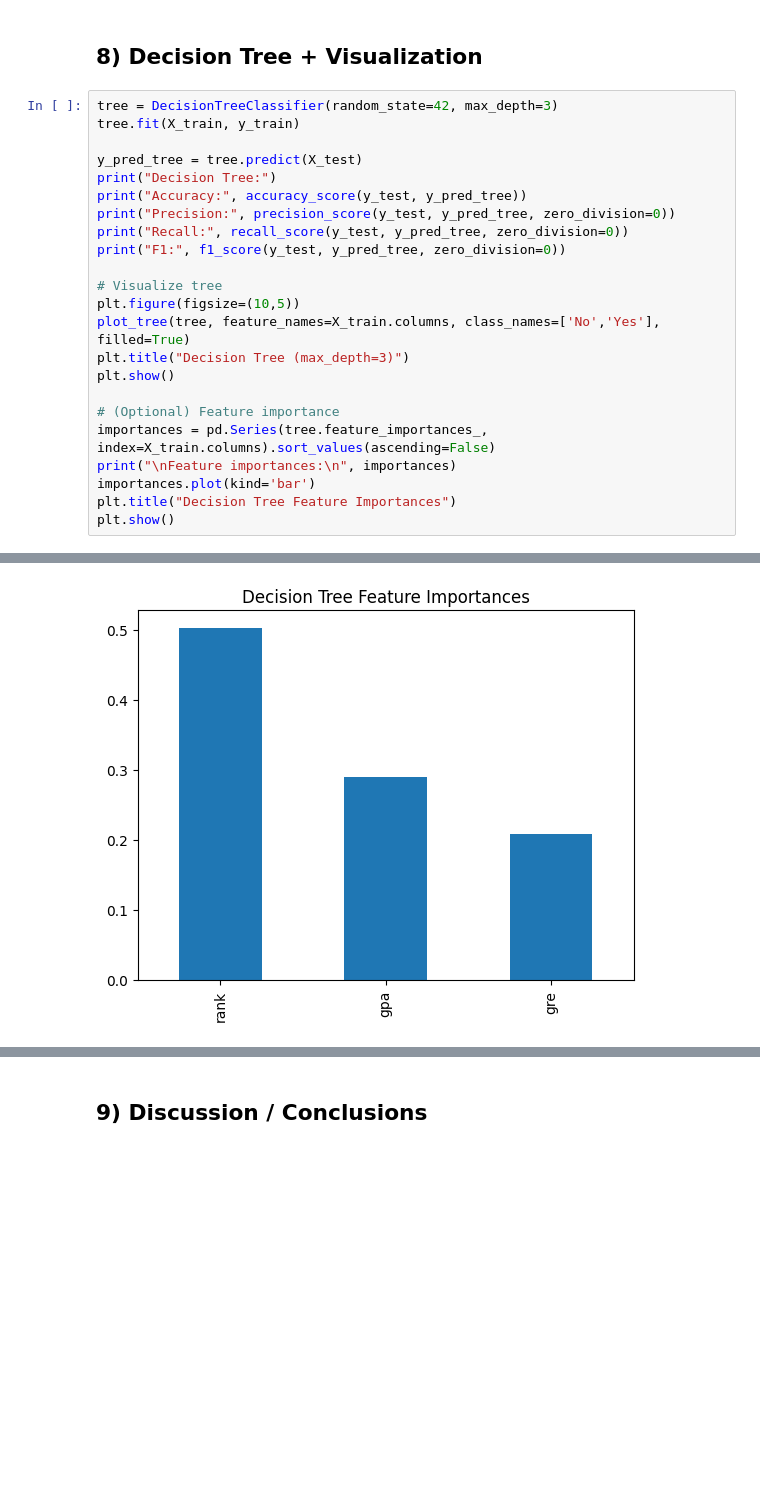
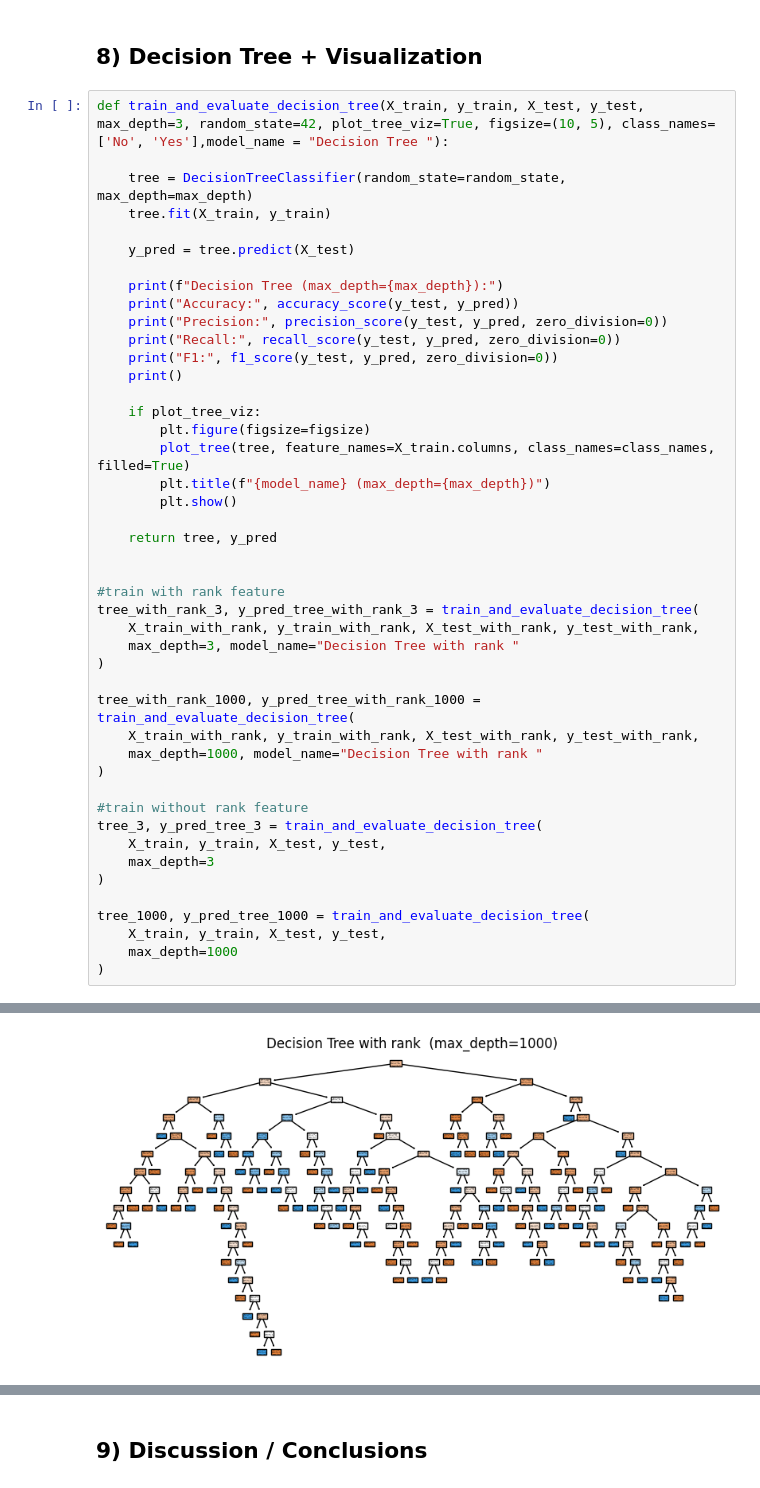
Before and after one commit to juvereturn05151/mat598, a Jupyter notebook: ProgrammingAssignment2/JuveChankasemporn_MAT598_ProgrammingAssignment2.ipynb, the cells around one changed output, grey strips where cells are left out. Saved outputs shown, nothing was run; the diff lists cells and outputs as text; blank space fills up the shorter version.

```diff
--- a/ProgrammingAssignment2/JuveChankasemporn_MAT598_ProgrammingAssignment2.ipynb
+++ b/ProgrammingAssignment2/JuveChankasemporn_MAT598_ProgrammingAssignment2.ipynb
@@ -178,26 +232,48 @@ F1: 0.20512820512820512
 # %% [markdown]
 ## 8) Decision Tree + Visualization
 # %%
-tree = DecisionTreeClassifier(random_state=42, max_depth=3)
-tree.fit(X_train, y_train)
+def train_and_evaluate_decision_tree(X_train, y_train, X_test, y_test, max_depth=3, random_state=42, plot_tree_viz=True, figsize=(10, 5), class_names=['No', 'Yes'],model_name = "Decision Tree "):
 
-y_pred_tree = tree.predict(X_test)
-print("Decision Tree:")
-print("Accuracy:", accuracy_score(y_test, y_pred_tree))
-print("Precision:", precision_score(y_test, y_pred_tree, zero_division=0))
-print("Recall:", recall_score(y_test, y_pred_tree, zero_division=0))
-print("F1:", f1_score(y_test, y_pred_tree, zero_division=0))
+    tree = DecisionTreeClassifier(random_state=random_state, max_depth=max_depth)
+    tree.fit(X_train, y_train)
 
-# Visualize tree
-plt.figure(figsize=(10,5))
-plot_tree(tree, feature_names=X_train.columns, class_names=['No','Yes'], filled=True)
-plt.title("Decision Tree (max_depth=3)")
-plt.show()
+    y_pred = tree.predict(X_test)
 
-# (Optional) Feature importance
-importances = pd.Series(tree.feature_importances_, index=X_train.columns).sort_values(ascending=False)
-print("\nFeature importances:\n", importances)
-importances.plot(kind='bar')
-plt.title("Decision Tree Feature Importances")
-plt.show()
+    print(f"Decision Tree (max_depth={max_depth}):")
+    print("Accuracy:", accuracy_score(y_test, y_pred))
+    print("Precision:", precision_score(y_test, y_pred, zero_division=0))
+    print("Recall:", recall_score(y_test, y_pred, zero_division=0))
+    print("F1:", f1_score(y_test, y_pred, zero_division=0))
+    print()
+
+    if plot_tree_viz:
+        plt.figure(figsize=figsize)
+        plot_tree(tree, feature_names=X_train.columns, class_names=class_names, filled=True)
+        plt.title(f"{model_name} (max_depth={max_depth})")
+        plt.show()
+
+    return tree, y_pred
+
+
+#train with rank feature
+tree_with_rank_3, y_pred_tree_with_rank_3 = train_and_evaluate_decision_tree(
+    X_train_with_rank, y_train_with_rank, X_test_with_rank, y_test_with_rank,
+    max_depth=3, model_name="Decision Tree with rank "
+)
+
+tree_with_rank_1000, y_pred_tree_with_rank_1000 = train_and_evaluate_decision_tree(
+    X_train_with_rank, y_train_with_rank, X_test_with_rank, y_test_with_rank,
+    max_depth=1000, model_name="Decision Tree with rank "
+)
+
+#train without rank feature
+tree_3, y_pred_tree_3 = train_and_evaluate_decision_tree(
+    X_train, y_train, X_test, y_test,
+    max_depth=3
+)
+
+tree_1000, y_pred_tree_1000 = train_and_evaluate_decision_tree(
+    X_train, y_train, X_test, y_test,
+    max_depth=1000
+)
 # %% [output]
@@ -215 +291 @@ dtype: float64
-[figure, old version]
+[figure, new version]
```
Also changed, not shown: parts of 6 cells of this notebook.
